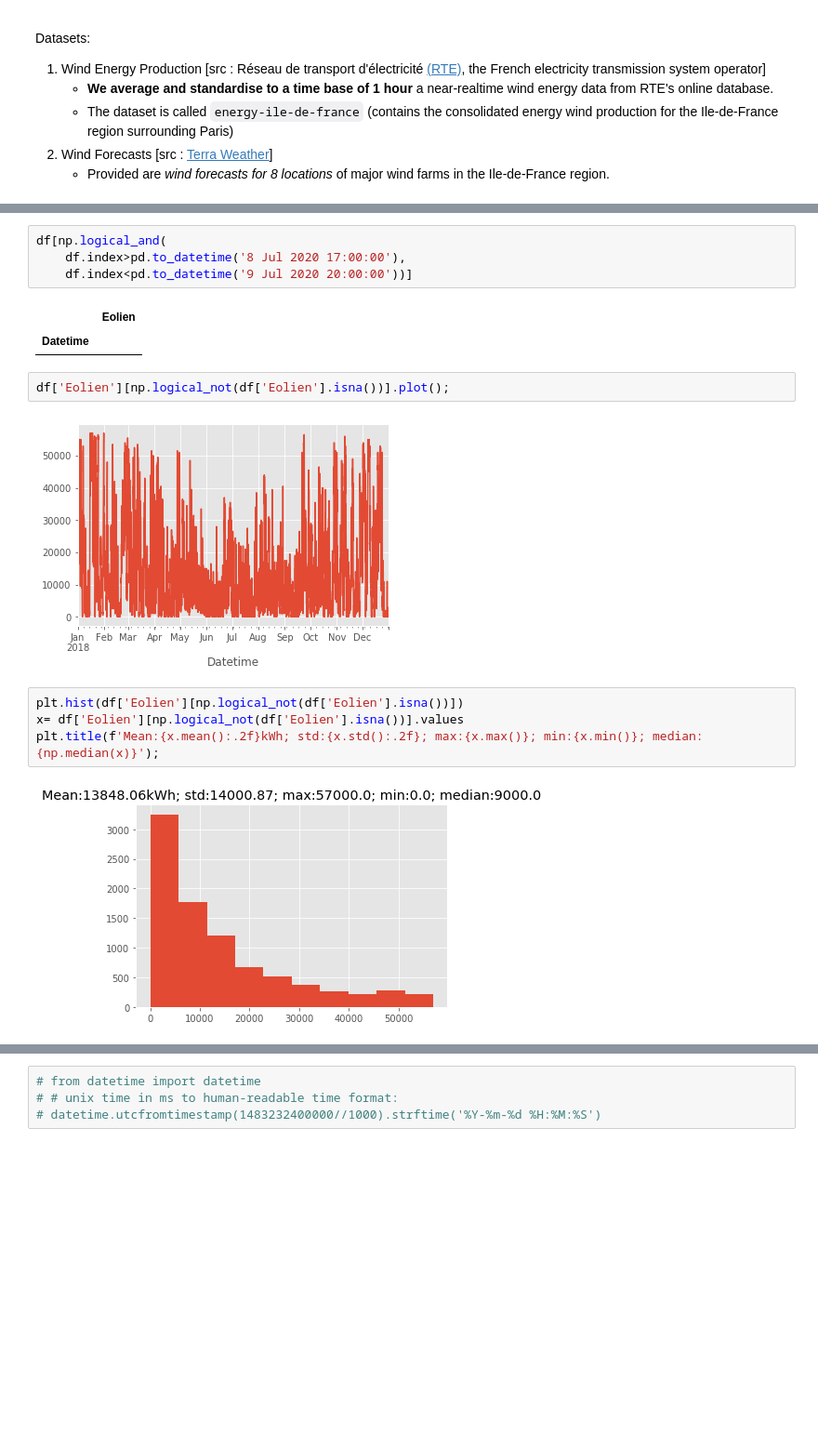
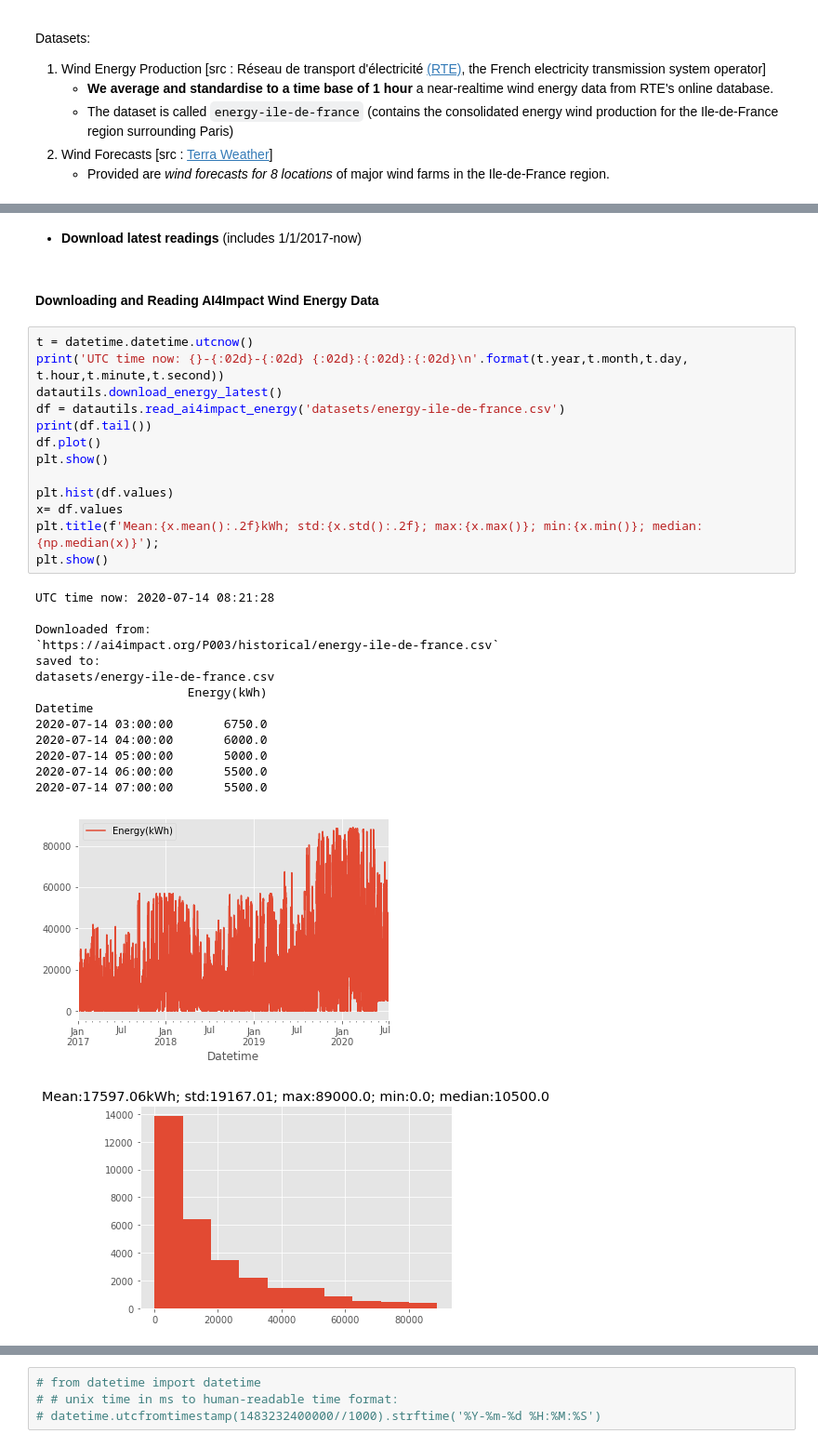
Before and after one commit to mshagirov/datathon2020, a Jupyter notebook: P003/Introduction.ipynb, the cells around one changed output, grey strips where cells are left out. Shown at 93% size. Cells and saved outputs as stored; diff of their text form; blank space fills up the shorter version.

Commit message:
downloading and reading real-time and historical data using datautils

```diff
--- a/P003/Introduction.ipynb
+++ b/P003/Introduction.ipynb
@@ -217,17 +81,33 @@ Freq: H, Name: Eolien, dtype: float64
-# %%
-df[np.logical_and(
-    df.index>pd.to_datetime('8 Jul 2020 17:00:00'),
-    df.index<pd.to_datetime('9 Jul 2020 20:00:00'))]
-# %% [output]
-|  | Eolien |
-| Datetime |  |
-# %%
-df['Eolien'][np.logical_not(df['Eolien'].isna())].plot();
-# %% [output]
-[figure, removed]
+# %% [markdown]
+- **Download latest readings** (includes 1/1/2017-now)
+# %% [markdown]
+#### Downloading and Reading AI4Impact Wind Energy Data
 # %%
-plt.hist(df['Eolien'][np.logical_not(df['Eolien'].isna())])
-x= df['Eolien'][np.logical_not(df['Eolien'].isna())].values
+t = datetime.datetime.utcnow()
+print('UTC time now: {}-{:02d}-{:02d} {:02d}:{:02d}:{:02d}\n'.format(t.year,t.month,t.day, t.hour,t.minute,t.second))
+datautils.download_energy_latest()
+df = datautils.read_ai4impact_energy('datasets/energy-ile-de-france.csv')
+print(df.tail())
+df.plot()
+plt.show()
+
+plt.hist(df.values)
+x= df.values
 plt.title(f'Mean:{x.mean():.2f}kWh; std:{x.std():.2f}; max:{x.max()}; min:{x.min()}; median:{np.median(x)}');
+plt.show()
 # %% [output]
+UTC time now: 2020-07-14 08:21:28
+
+Downloaded from:
+`https://ai4impact.org/P003/historical/energy-ile-de-france.csv`
+saved to:
+datasets/energy-ile-de-france.csv
+                     Energy(kWh)
+Datetime
+2020-07-14 03:00:00       6750.0
+2020-07-14 04:00:00       6000.0
+2020-07-14 05:00:00       5000.0
+2020-07-14 06:00:00       5500.0
+2020-07-14 07:00:00       5500.0
-[figure, old version]
+[figure, new version]
+[figure, added]
```
Also changed, not shown: parts of 16 cells of this notebook, 35 other files.
